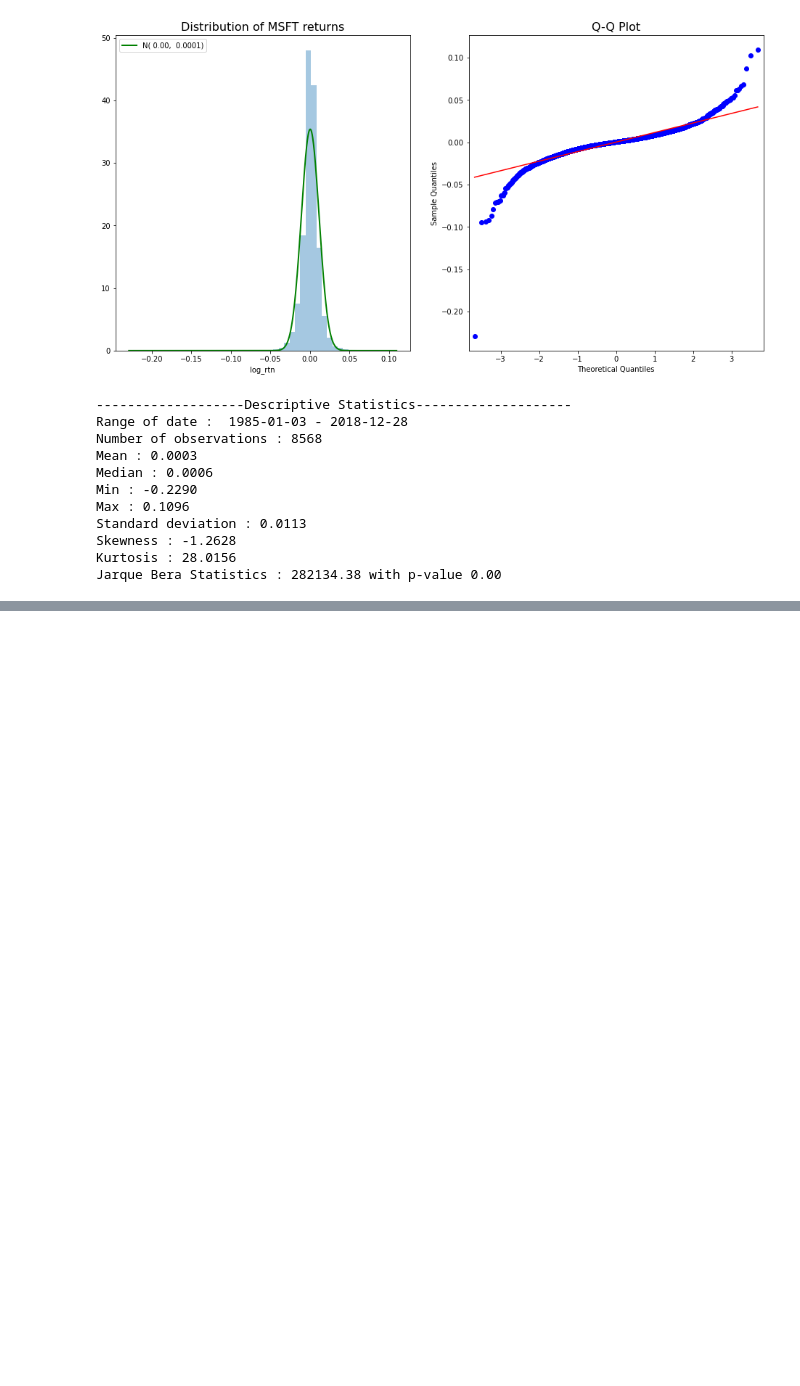
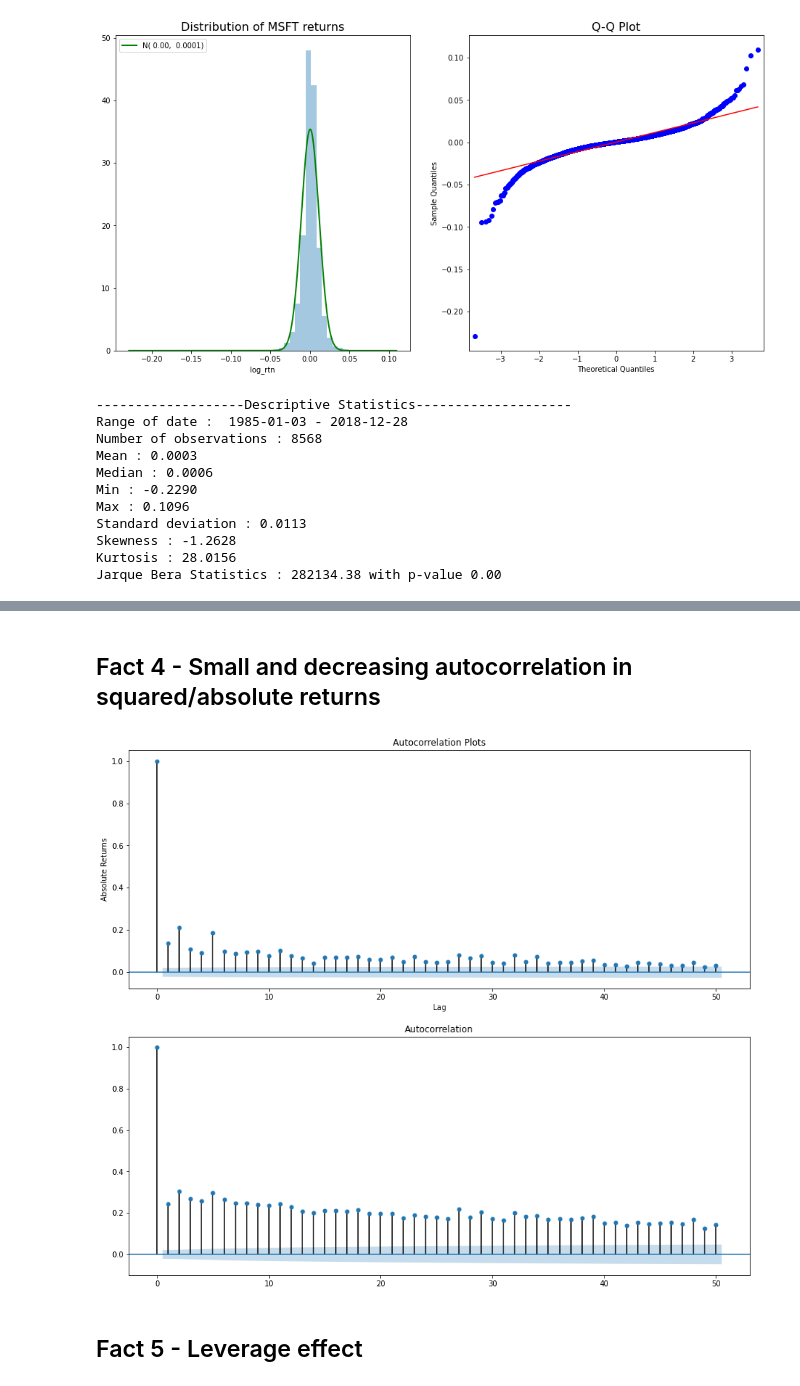
Before and after one commit to bayuryunarko/ML-Finance, a Jupyter notebook: 04MLFinancialAnalysis.ipynb, the cells around one changed output, grey strips where cells are left out. Saved outputs shown, nothing was run; the diff lists cells and outputs as text; code cells hidden in the pictures; blank space fills up the shorter version.

```diff
--- a/04MLFinancialAnalysis.ipynb
+++ b/04MLFinancialAnalysis.ipynb
@@ -96,0 +120,16 @@ Jarque Bera Statistics : 282134.38 with p-value 0.00
+# %% [markdown]
+## Fact 4 - Small and decreasing autocorrelation in squared/absolute returns
+# %%
+fig, ax = plt.subplots(2, 1, figsize=(15,13))
+
+smt.graphics.plot_acf(df.log_rtn**2, lags=N_LAGS, alpha=Significance_level, ax=ax[0])
+ax[0].set(title='Autocorrelation Plots', ylabel='Squared Returns')
+
+smt.graphics.plot_acf(np.abs(df.log_rtn), lags=N_LAGS, alpha=Significance_level, ax=ax[1])
+ax[0].set(xlabel='Lag', ylabel='Absolute Returns')
+
+plt.show()
+# %% [output]
+[figure, added]
+# %% [markdown]
+## Fact 5 - Leverage effect
```
Also changed, not shown: parts of 11 cells of this notebook.
